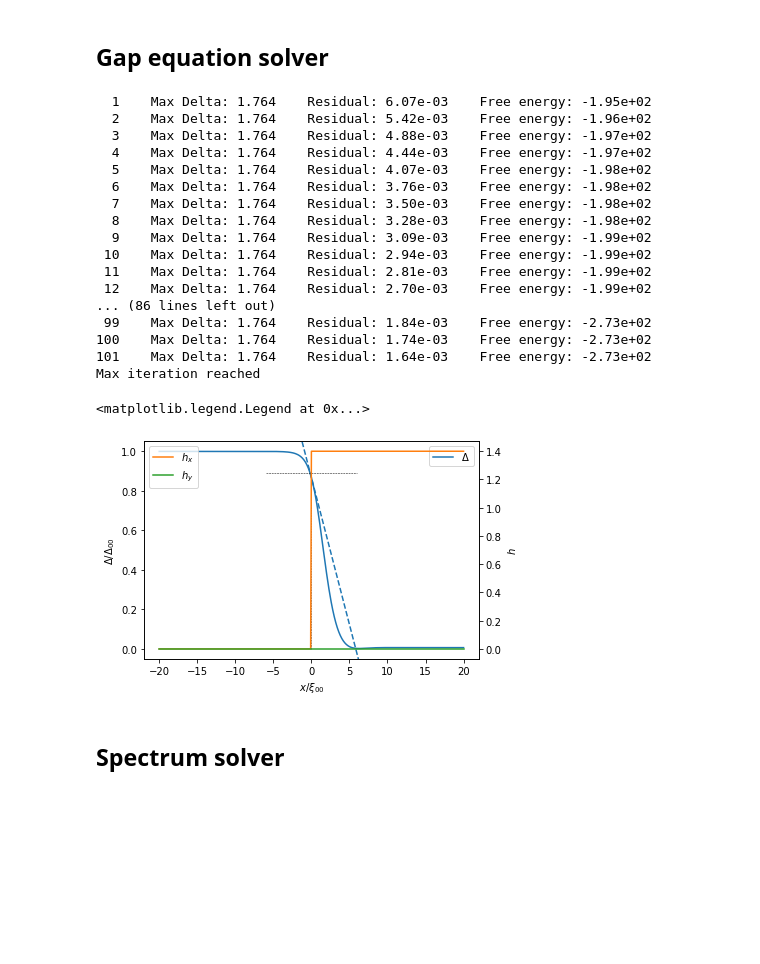
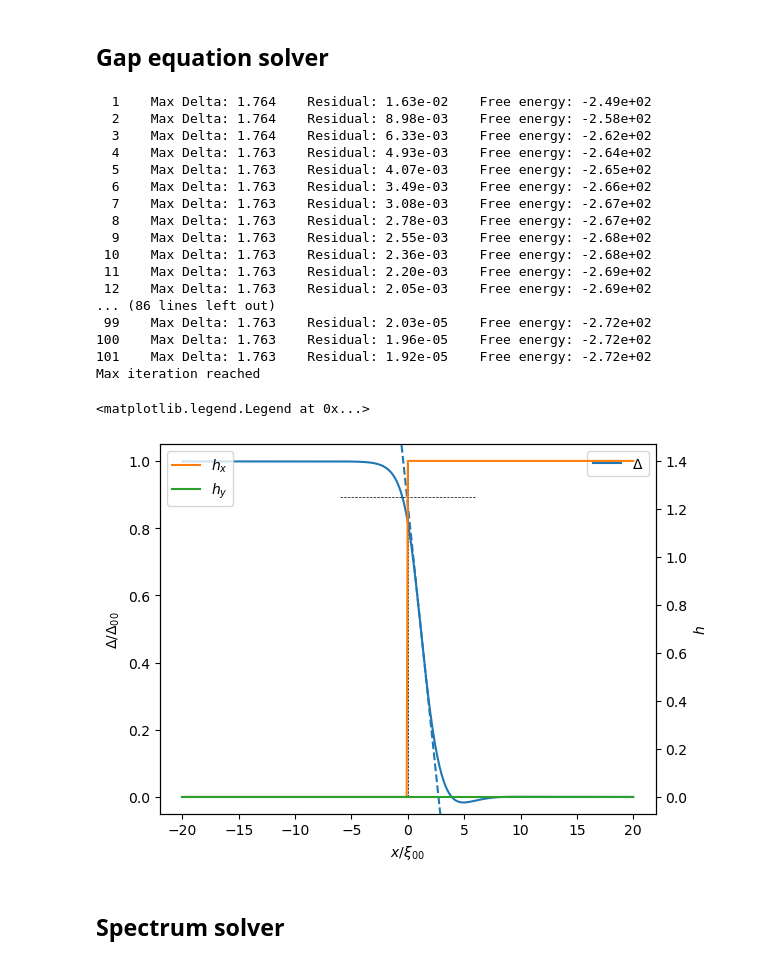
Before and after one commit to maiani/pyusadel, a Jupyter notebook: examples/usadel_1D.ipynb, the cells around one changed output. Drawn from its saved outputs; the diff is of its cells as text; code cells hidden in the pictures; blank space fills up the shorter version.

```diff
--- a/examples/usadel_1D.ipynb
+++ b/examples/usadel_1D.ipynb
@@ -36,10 +37,12 @@ up = UsadelProblem(
     tau_so_inv=tau_so_inv,
     D=D,
     T=T,
-    Gamma=0,
+    Gamma=1e-3,
+    use_dense=False,
 )
 
-up.Delta = np.ones((Nx), dtype=float) * 1.764
+up.Delta = np.zeros((Nx), dtype=float)
+up.Delta[: Nx // 2] += 1.764
 # %%
 h_c0 = up.h_c0
 xi_00 = up.xi_00
@@ -60,54 +63,55 @@ ax.legend()
 # %%
 up.solve_self_consistent(verbose=True)
 # %% [output]
-  1    Max Delta: 1.764    Residual: 6.07e-03    Free energy: -1.95e+02
-  2    Max Delta: 1.764    Residual: 5.42e-03    Free energy: -1.96e+02
-  3    Max Delta: 1.764    Residual: 4.88e-03    Free energy: -1.97e+02
-  4    Max Delta: 1.764    Residual: 4.44e-03    Free energy: -1.97e+02
-  5    Max Delta: 1.764    Residual: 4.07e-03    Free energy: -1.98e+02
-  6    Max Delta: 1.764    Residual: 3.76e-03    Free energy: -1.98e+02
-  7    Max Delta: 1.764    Residual: 3.50e-03    Free energy: -1.98e+02
-  8    Max Delta: 1.764    Residual: 3.28e-03    Free energy: -1.98e+02
-  9    Max Delta: 1.764    Residual: 3.09e-03    Free energy: -1.99e+02
- 10    Max Delta: 1.764    Residual: 2.94e-03    Free energy: -1.99e+02
- 11    Max Delta: 1.764    Residual: 2.81e-03    Free energy: -1.99e+02
- 12    Max Delta: 1.764    Residual: 2.70e-03    Free energy: -1.99e+02
+  1    Max Delta: 1.764    Residual: 1.63e-02    Free energy: -2.49e+02
+  2    Max Delta: 1.764    Residual: 8.98e-03    Free energy: -2.58e+02
+  3    Max Delta: 1.764    Residual: 6.33e-03    Free energy: -2.62e+02
+  4    Max Delta: 1.763    Residual: 4.93e-03    Free energy: -2.64e+02
+  5    Max Delta: 1.763    Residual: 4.07e-03    Free energy: -2.65e+02
+  6    Max Delta: 1.763    Residual: 3.49e-03    Free energy: -2.66e+02
+  7    Max Delta: 1.763    Residual: 3.08e-03    Free energy: -2.67e+02
+  8    Max Delta: 1.763    Residual: 2.78e-03    Free energy: -2.67e+02
+  9    Max Delta: 1.763    Residual: 2.55e-03    Free energy: -2.68e+02
+ 10    Max Delta: 1.763    Residual: 2.36e-03    Free energy: -2.68e+02
+ 11    Max Delta: 1.763    Residual: 2.20e-03    Free energy: -2.69e+02
+ 12    Max Delta: 1.763    Residual: 2.05e-03    Free energy: -2.69e+02
 ... (86 lines left out)
- 99    Max Delta: 1.764    Residual: 1.84e-03    Free energy: -2.73e+02
-100    Max Delta: 1.764    Residual: 1.74e-03    Free energy: -2.73e+02
-101    Max Delta: 1.764    Residual: 1.64e-03    Free energy: -2.73e+02
+ 99    Max Delta: 1.763    Residual: 2.03e-05    Free energy: -2.72e+02
+100    Max Delta: 1.763    Residual: 1.96e-05    Free energy: -2.72e+02
+101    Max Delta: 1.763    Residual: 1.92e-05    Free energy: -2.72e+02
 Max iteration reached
 # %%
 cc_idx = np.argsort(np.abs(np.abs(h_x) - h_c0))
 # %%
 fig, ax = plt.subplots()
 ax.plot(x / xi_00, up.Delta / Delta_00, "-C0", label=r"$\Delta$")
 ax.set_ylabel(r"$\Delta / \Delta_{00}$")
 ax.vlines(x[cc_idx[0]] / xi_00, 0, 1, colors="k", linestyles="--", linewidth=0.5)
 # ax.vlines([x[cc_idx[1]]/xi_00], 0, 1, colors="-k", linestyles="--", linewidth=1)
 ax.plot(
     x / xi_00,
-    up.Delta[Nx // 2] / Delta_00
-    + (np.diff(up.Delta / Delta_00) / (x[1] - x[0]))[Nx // 2] * (x - x[Nx // 2]),
+    up.Delta[Nx // 2 + 10] / Delta_00
+    + (np.diff(up.Delta / Delta_00) / (x[1] - x[0]))[Nx // 2 + 10]
+    * (x - x[Nx // 2 + 10]),
     "C0--",
 )
 
 ax.set_ylim(-0.05, 1.05)
 ax.set_xlabel(r"$x/\xi_{00}$")
 
 ax2 = ax.twinx()
 ax2.hlines([+h_c0], -6, 6, colors="k", linestyles="--", linewidth=0.5)
 # ax2.hlines([-h_c], -6, 6, colors="k", linestyles="--", linewidth=1)
 
 ax2.plot(x / xi_00, h_x, "-C1", label=r"$h_x$")
 ax2.plot(x / xi_00, h_y, "-C2", label=r"$h_y$")
 ax2.set_ylabel(r"$h$")
 
 ax.legend()
 ax2.legend()
 # %% [output]
 <matplotlib.legend.Legend at 0x...>
-[figure, old version]
+[figure, new version]
 # %% [markdown]
 ## Spectrum solver
 # %%
```
Also changed, not shown: parts of 5 cells of this notebook, 4 other files.
